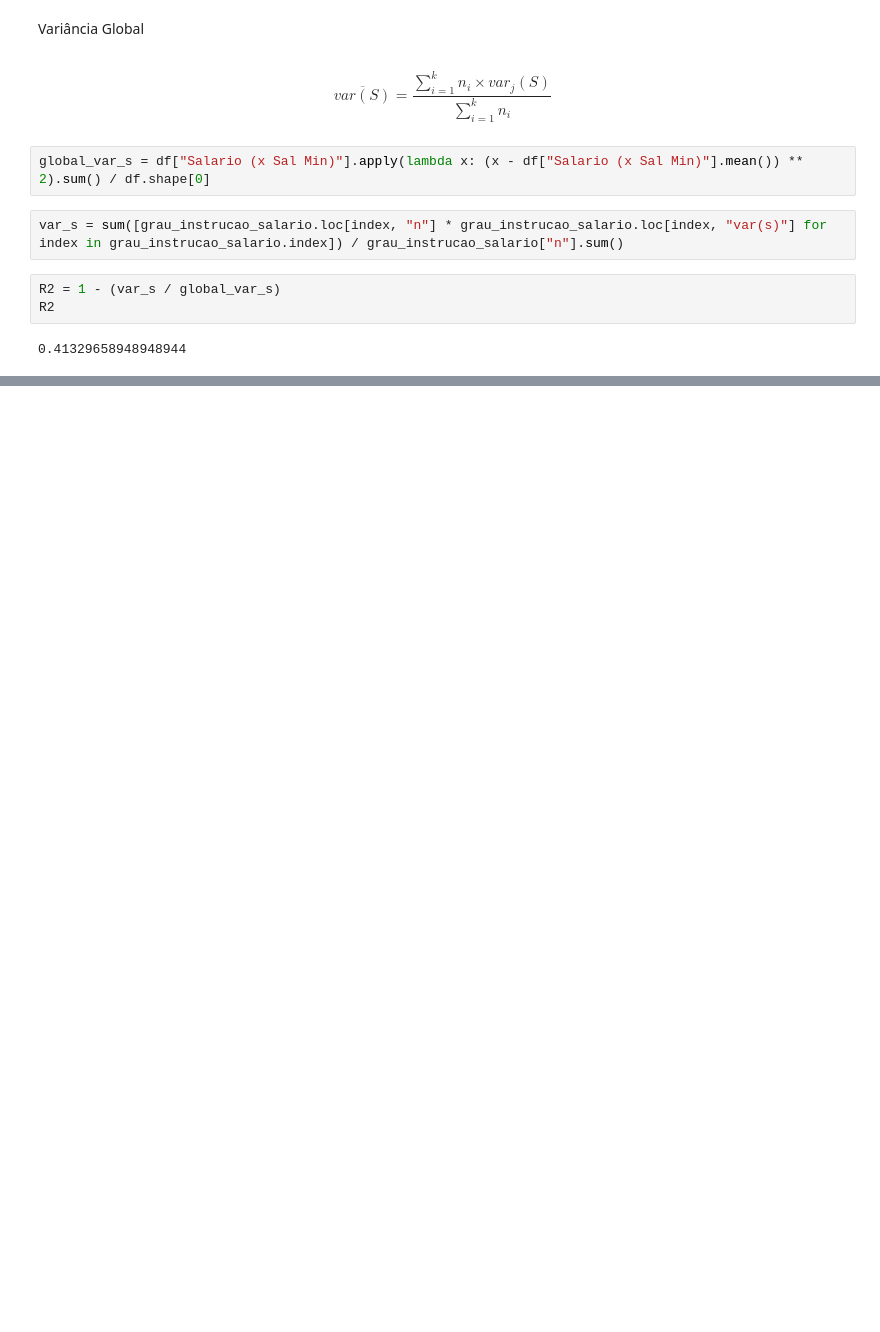
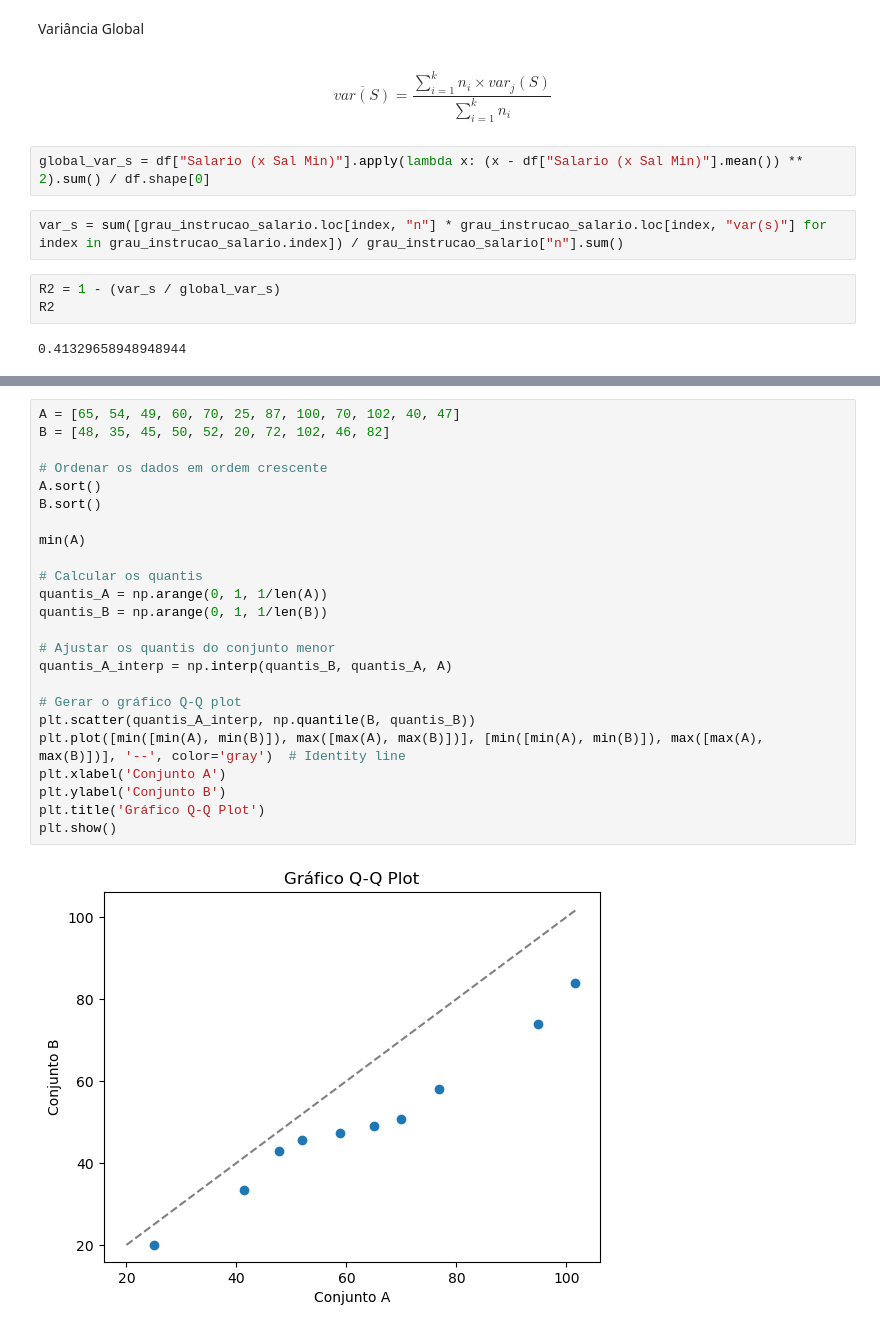
Before and after one commit to BrunoOlivei/estatistica, a Jupyter notebook: Estatística Básica/4_analise_bidimensional.ipynb, the cells around one changed output, grey strips where cells are left out. Saved outputs shown, nothing was run; the diff lists cells and outputs as text; blank space fills up the shorter version.

```diff
--- a/Estatística Básica/4_analise_bidimensional.ipynb
+++ b/Estatística Básica/4_analise_bidimensional.ipynb
@@ -418,0 +500,26 @@ R2
+# %%
+A = [65, 54, 49, 60, 70, 25, 87, 100, 70, 102, 40, 47]
+B = [48, 35, 45, 50, 52, 20, 72, 102, 46, 82]
+
+# Ordenar os dados em ordem crescente
+A.sort()
+B.sort()
+
+min(A)
+
+# Calcular os quantis
+quantis_A = np.arange(0, 1, 1/len(A))
+quantis_B = np.arange(0, 1, 1/len(B))
+
+# Ajustar os quantis do conjunto menor
+quantis_A_interp = np.interp(quantis_B, quantis_A, A)
+
+# Gerar o gráfico Q-Q plot
+plt.scatter(quantis_A_interp, np.quantile(B, quantis_B))
+plt.plot([min([min(A), min(B)]), max([max(A), max(B)])], [min([min(A), min(B)]), max([max(A), max(B)])], '--', color='gray')  # Identity line
+plt.xlabel('Conjunto A')
+plt.ylabel('Conjunto B')
+plt.title('Gráfico Q-Q Plot')
+plt.show()
+# %% [output]
+[figure, added]
```
Also changed, not shown: parts of 8 cells of this notebook, 3 other files.
